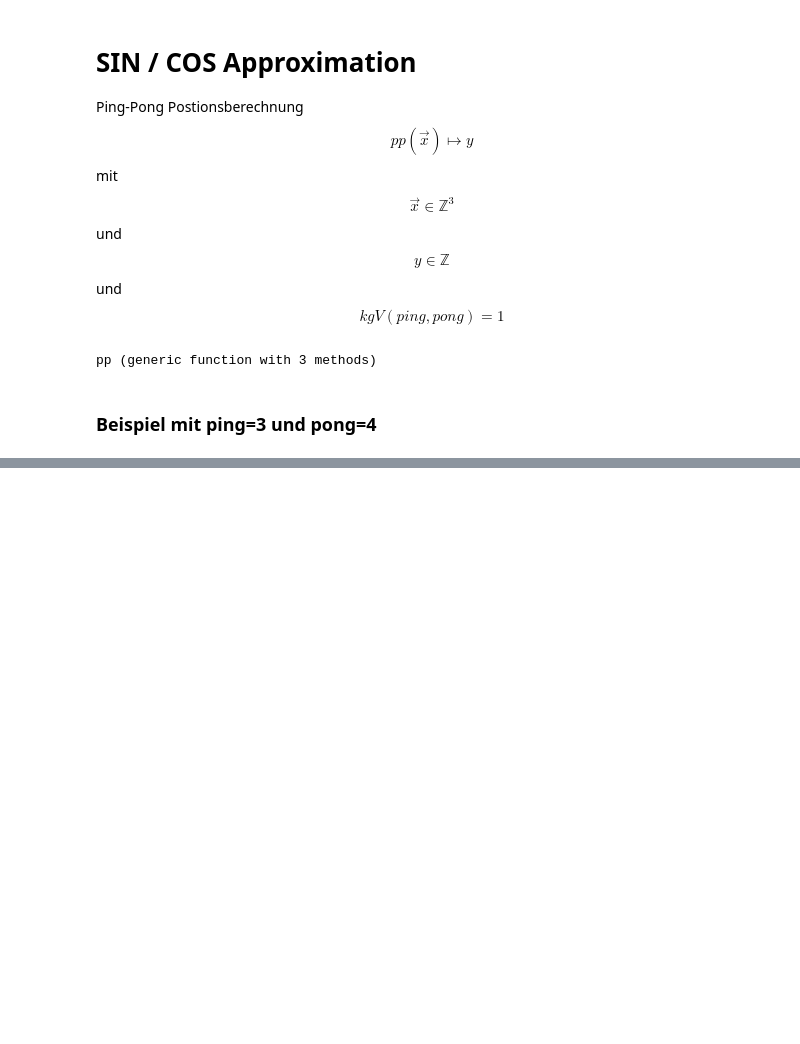
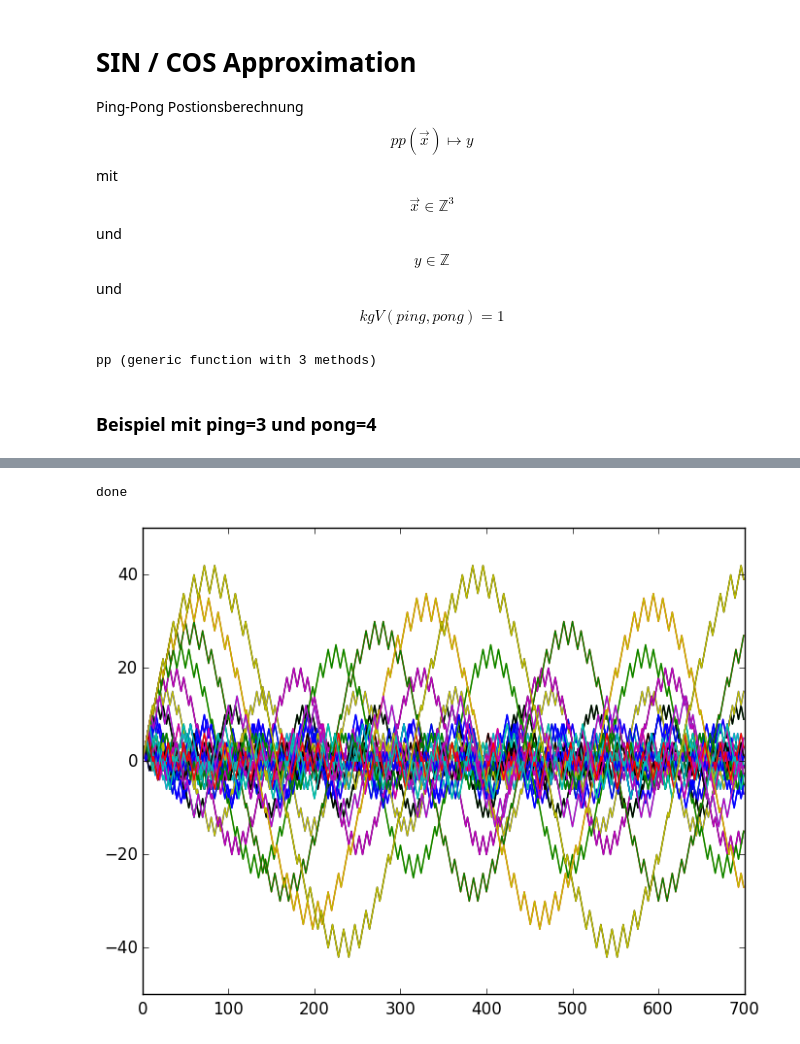
Before and after one commit to mgje/Python-Mathematik-Beispiele, a Jupyter notebook: notebook/Sin_Approximation.ipynb, the cells around one changed output, grey strips where cells are left out. Drawn from its saved outputs; the diff is of its cells as text; code cells hidden in the pictures; blank space fills up the shorter version.

```diff
--- a/notebook/Sin_Approximation.ipynb
+++ b/notebook/Sin_Approximation.ipynb
@@ -79,0 +43,19 @@ Writing IJulia kernelspec to /Users/guggisbe/.ipython/kernels/julia 0.3/kernel.j
+# %%
+oG = 13
+nmax = 700
+ppList = Array{Int8,1}[]
+for j in 2:oG
+    for k in 2:oG
+        if gcd(j,k)==1 && iseven(j*k)
+            tmp=Int8[j,k]
+            push!(ppList,tmp)
+        end
+    end
+end
+
+ymap = [pp(n,e[1],e[2]) for n in 1:nmax, e in ppList]
+plot(ymap)
+print("done")
+# %% [output]
+done
+[figure, added]
```
Also changed, not shown: parts of 26 cells of this notebook.
